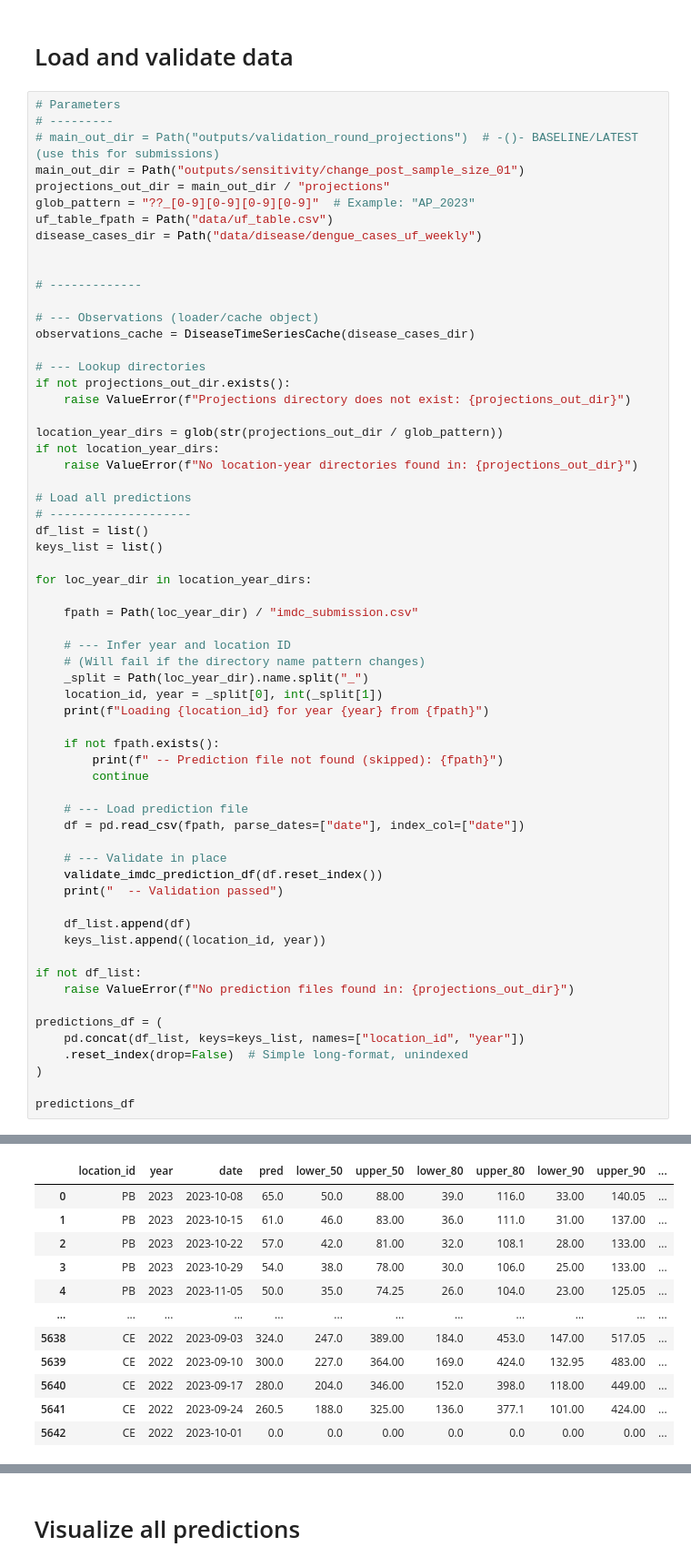
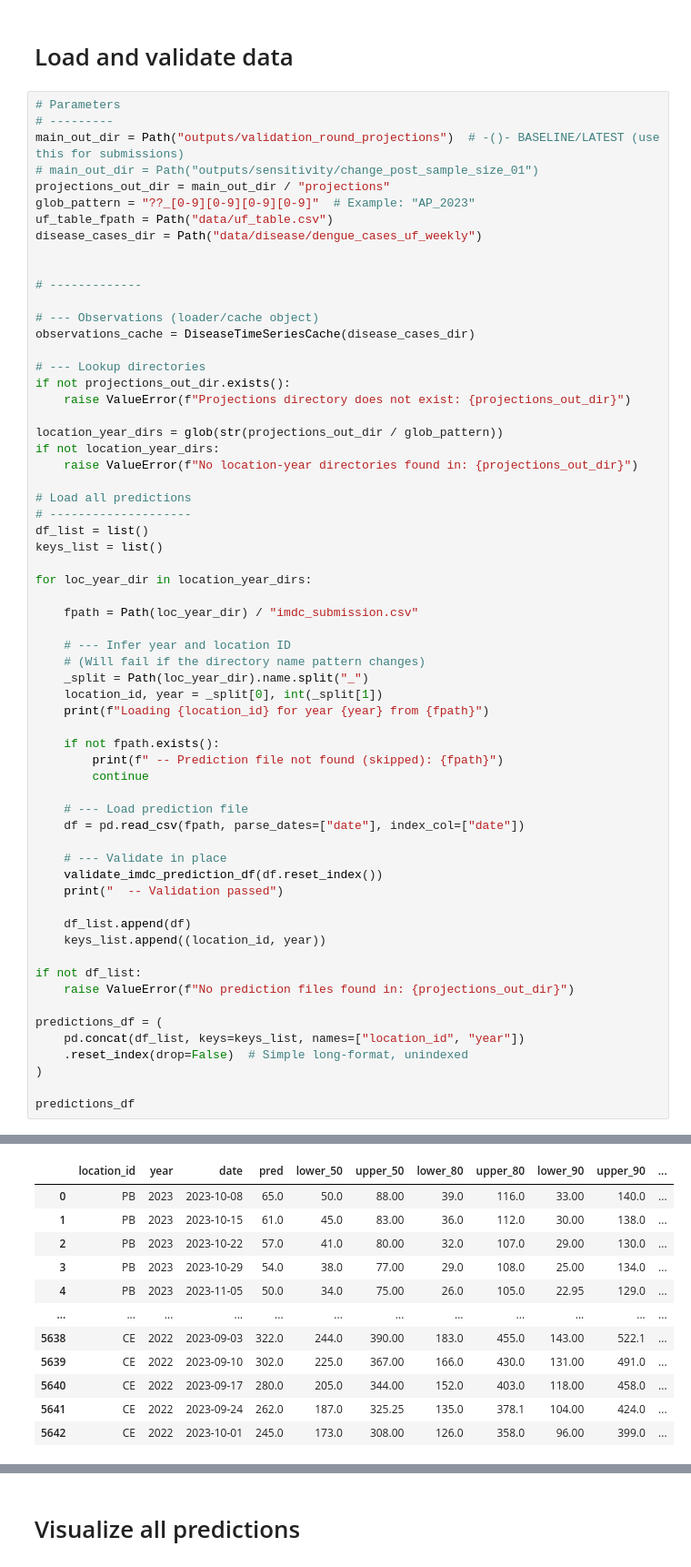
Before and after one commit to InfraMIND-models/3rd_imdc_ifgw_inframind-proteus, a Jupyter notebook: src/inframind_proteus/revise_and_submit_projections.ipynb, the cells around one changed output, grey strips where cells are left out. Shown at 91% size. Cells and saved outputs as stored; diff of their text form.

```diff
--- a/src/inframind_proteus/revise_and_submit_projections.ipynb
+++ b/src/inframind_proteus/revise_and_submit_projections.ipynb
@@ -120,8 +120,8 @@ def validate_imdc_prediction_df(df: pd.DataFrame):
 # %%
 # Parameters
 # ---------
-# main_out_dir = Path("outputs/validation_round_projections")  # -()- BASELINE/LATEST (use this for submissions)
-main_out_dir = Path("outputs/sensitivity/change_post_sample_size_01")
+main_out_dir = Path("outputs/validation_round_projections")  # -()- BASELINE/LATEST (use this for submissions)
+# main_out_dir = Path("outputs/sensitivity/change_post_sample_size_01")
 projections_out_dir = main_out_dir / "projections"
 glob_pattern = "??_[0-9][0-9][0-9][0-9]"  # Example: "AP_2023"
 uf_table_fpath = Path("data/uf_table.csv")
@@ -199,16 +199,16 @@ Loading CE for year 2022 from outputs/sensitivity/change_post_sample_size_01/pro
   -- Validation passed
 |  | location_id | year | date | pred | lower_50 | upper_50 | lower_80 | upper_80 | lower_90 | upper_90 | ... |
-| 0 | PB | 2023 | 2023-10-08 | 65.0 | 50.0 | 88.00 | 39.0 | 116.0 | 33.00 | 140.05 | ... |
-| 1 | PB | 2023 | 2023-10-15 | 61.0 | 46.0 | 83.00 | 36.0 | 111.0 | 31.00 | 137.00 | ... |
-| 2 | PB | 2023 | 2023-10-22 | 57.0 | 42.0 | 81.00 | 32.0 | 108.1 | 28.00 | 133.00 | ... |
-| 3 | PB | 2023 | 2023-10-29 | 54.0 | 38.0 | 78.00 | 30.0 | 106.0 | 25.00 | 133.00 | ... |
-| 4 | PB | 2023 | 2023-11-05 | 50.0 | 35.0 | 74.25 | 26.0 | 104.0 | 23.00 | 125.05 | ... |
+| 0 | PB | 2023 | 2023-10-08 | 65.0 | 50.0 | 88.00 | 39.0 | 116.0 | 33.00 | 140.0 | ... |
+| 1 | PB | 2023 | 2023-10-15 | 61.0 | 45.0 | 83.00 | 36.0 | 112.0 | 30.00 | 138.0 | ... |
+| 2 | PB | 2023 | 2023-10-22 | 57.0 | 41.0 | 80.00 | 32.0 | 107.0 | 29.00 | 130.0 | ... |
+| 3 | PB | 2023 | 2023-10-29 | 54.0 | 38.0 | 77.00 | 29.0 | 108.0 | 25.00 | 134.0 | ... |
+| 4 | PB | 2023 | 2023-11-05 | 50.0 | 34.0 | 75.00 | 26.0 | 105.0 | 22.95 | 129.0 | ... |
 | ... | ... | ... | ... | ... | ... | ... | ... | ... | ... | ... | ... |
-| 5638 | CE | 2022 | 2023-09-03 | 324.0 | 247.0 | 389.00 | 184.0 | 453.0 | 147.00 | 517.05 | ... |
-| 5639 | CE | 2022 | 2023-09-10 | 300.0 | 227.0 | 364.00 | 169.0 | 424.0 | 132.95 | 483.00 | ... |
-| 5640 | CE | 2022 | 2023-09-17 | 280.0 | 204.0 | 346.00 | 152.0 | 398.0 | 118.00 | 449.00 | ... |
-| 5641 | CE | 2022 | 2023-09-24 | 260.5 | 188.0 | 325.00 | 136.0 | 377.1 | 101.00 | 424.00 | ... |
-| 5642 | CE | 2022 | 2023-10-01 | 0.0 | 0.0 | 0.00 | 0.0 | 0.0 | 0.00 | 0.00 | ... |
+| 5638 | CE | 2022 | 2023-09-03 | 322.0 | 244.0 | 390.00 | 183.0 | 455.0 | 143.00 | 522.1 | ... |
+| 5639 | CE | 2022 | 2023-09-10 | 302.0 | 225.0 | 367.00 | 166.0 | 430.0 | 131.00 | 491.0 | ... |
+| 5640 | CE | 2022 | 2023-09-17 | 280.0 | 205.0 | 344.00 | 152.0 | 403.0 | 118.00 | 458.0 | ... |
+| 5641 | CE | 2022 | 2023-09-24 | 262.0 | 187.0 | 325.25 | 135.0 | 378.1 | 104.00 | 424.0 | ... |
+| 5642 | CE | 2022 | 2023-10-01 | 245.0 | 173.0 | 308.00 | 126.0 | 358.0 | 96.00 | 399.0 | ... |
 5643 rows × 12 columns
 # %% [markdown]
 # Visualize all predictions
```
Also changed, not shown: parts of 5 cells of this notebook, 9 other files.
